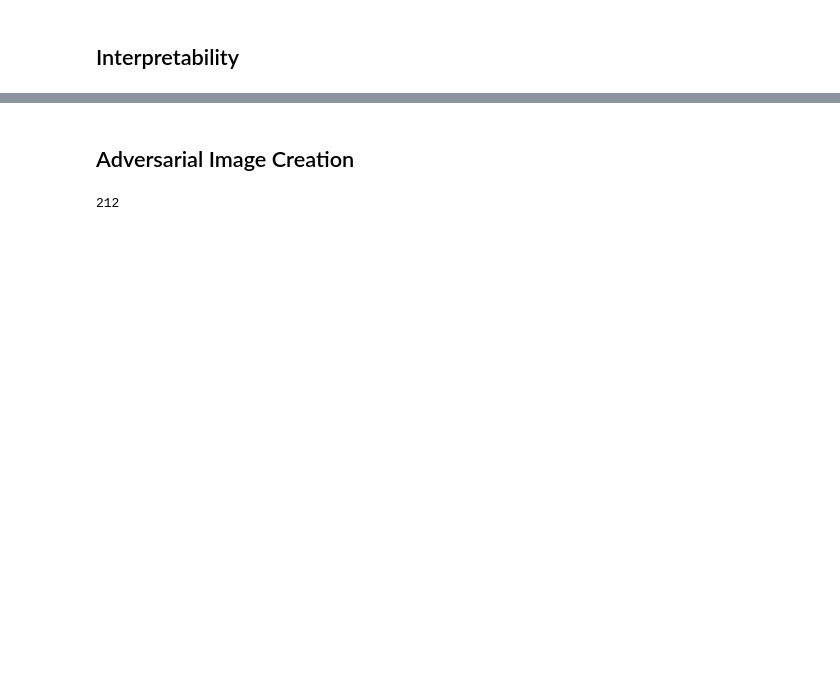
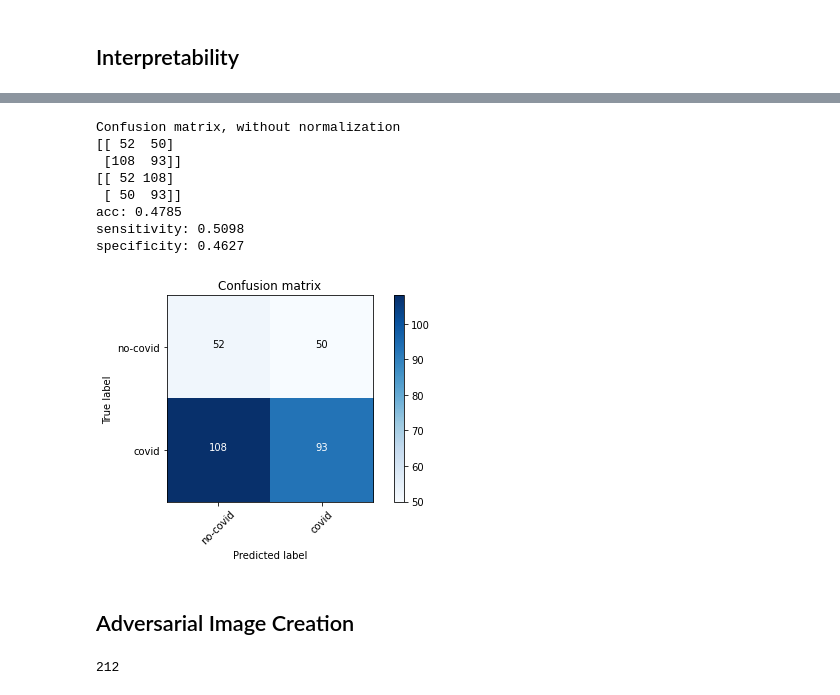
Before and after one commit to RaiMar96/AdversarialAttacksAndInterpretability-covid-chestxray-, a Jupyter notebook: src/AdversarialAttackAndInterpretabilityCovidXray.ipynb, the cells around one changed output, grey strips where cells are left out. Saved outputs shown, nothing was run; the diff lists cells and outputs as text; code cells hidden in the pictures; blank space fills up the shorter version.

```diff
--- a/src/AdversarialAttackAndInterpretabilityCovidXray.ipynb
+++ b/src/AdversarialAttackAndInterpretabilityCovidXray.ipynb
@@ -82,6 +80,7 @@ class image_dataset(Dataset):
         self.transform = transform
         # If not a PA view, drop the line
         self.df.drop(self.df[self.df.view != 'PA'].index, inplace=True)
+        # Allows to define different split ratios
         self.phase = phase
 
     def __len__(self):
@@ -89,6 +88,9 @@ class image_dataset(Dataset):
         return len(self.df)
 
     def __getitem__(self, idx):
+        '''
+        Returns a dictionary that contains the image and the corresponding label
+        '''
         if torch.is_tensor(idx):
             idx = idx.tolist()
 
@@ -346,7 +361,7 @@ Model output size: torch.Size([1, 2])
 criterion = nn.BCEWithLogitsLoss()
 
 # Note that we are only training the head.
-optimizer_ft = optim.Adam(model_fs.parameters(), lr=1e-4)
+optimizer_ft = optim.Adam(model_fs.parameters(), lr=1e-7)
 # %%
 history_loss = {"train": [], "val": [], "test": []}
 history_accuracy = {"train": [], "val": [], "test": []}
@@ -665,2 +558,69 @@ attr_attack = modelInterpretation(device,model_fs_attack)
+# %%
+dataloader = torch.utils.data.DataLoader(image_datasets['test'], batch_size=(len(image_datasets['test'])), num_workers=8)
+
+dataiter = iter(dataloader)
+data = dataiter.next()
+images = data['image']
+labels = data['finding']
+
+model_fs_trained.to('cpu')
+
+output = torch.tensor(model_fs_trained(images).detach().numpy())
+# %%
+import itertools
+import numpy as np
+import matplotlib.pyplot as plt
+
+def plot_confusion_matrix(cm, classes, normalize=False, title='Confusion matrix', cmap=plt.cm.Blues):
+    if normalize:
+        cm = cm.astype('float') / cm.sum(axis=1)[:, np.newaxis]
+        print("Normalized confusion matrix")
+    else:
+        print('Confusion matrix, without normalization')
+
+    print(cm)
+    plt.imshow(cm, interpolation='nearest', cmap=cmap)
+    plt.title(title)
+    plt.colorbar()
+    tick_marks = np.arange(len(classes))
+    plt.xticks(tick_marks, classes, rotation=45)
+    plt.yticks(tick_marks, classes)
+
+    fmt = '.2f' if normalize else 'd'
+    thresh = cm.max() / 2.
+    for i, j in itertools.product(range(cm.shape[0]), range(cm.shape[1])):
+        plt.text(i, j, format(cm[j, i], fmt), horizontalalignment="center", color="white" if cm[j,i] > thresh else "black")
+
+    plt.tight_layout()
+    plt.ylabel('True label')
+    plt.xlabel('Predicted label')
+
+from sklearn.metrics import confusion_matrix
+
+# compute the confusion matrix and and use it to derive the raw
+# accuracy, sensitivity, and specificity
+cm = confusion_matrix(labels, np.argmax(output,1))
+total = sum(sum(cm))
+acc = (cm[0, 0] + cm[1, 1]) / total
+sensitivity = cm[0, 0] / (cm[0, 0] + cm[0, 1])
+specificity = cm[1, 1] / (cm[1, 0] + cm[1, 1])
+#classes = ['covid', 'no-covid']
+classes = ['no-covid', 'covid']
+plot_confusion_matrix(cm, classes)
+# show the confusion matrix, accuracy, sensitivity, and specificity
+print(np.transpose(cm, (1,0)))
+print("acc: {:.4f}".format(acc))
+print("sensitivity: {:.4f}".format(sensitivity))
+print("specificity: {:.4f}".format(specificity))
+# %% [output]
+Confusion matrix, without normalization
+[[ 52  50]
+ [108  93]]
+[[ 52 108]
+ [ 50  93]]
+acc: 0.4785
+sensitivity: 0.5098
+specificity: 0.4627
+[figure, added]
 # %% [markdown]
 ## Adversarial Image Creation
```
Also changed, not shown: parts of 41 cells of this notebook, 2 other files.
